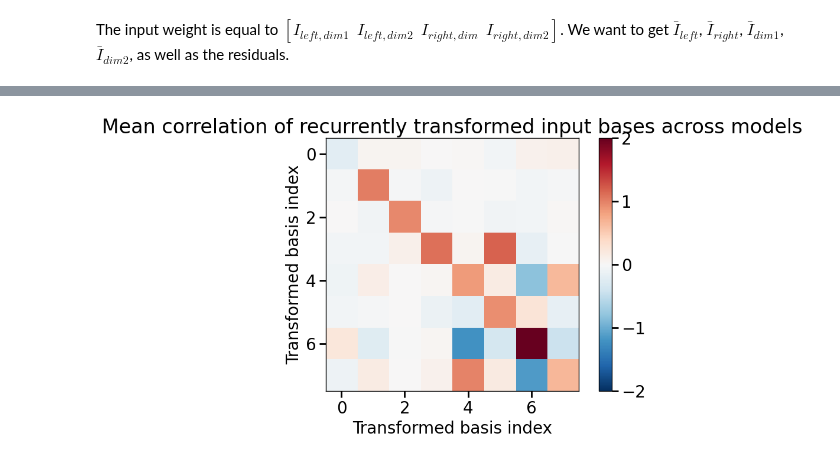
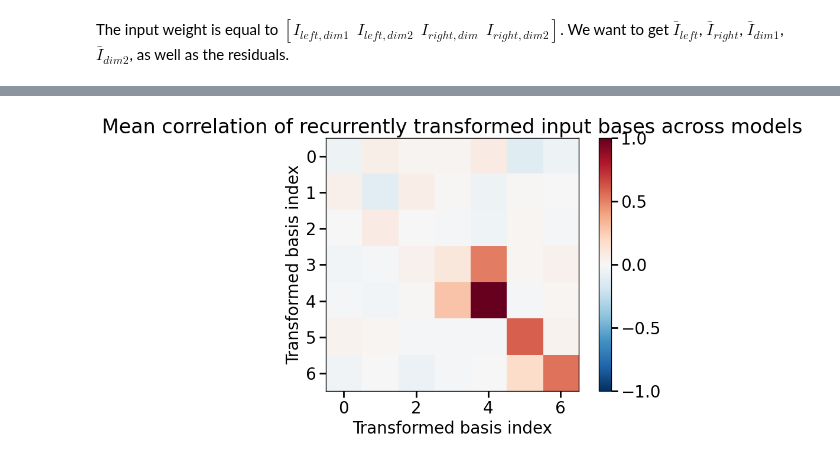
Before and after one commit to slenderham/what-where-task-analysis, a Jupyter notebook: rnn/network_analysis.ipynb, the cells around one changed output, grey strips where cells are left out. Drawn from its saved outputs; the diff is of its cells as text; code cells hidden in the pictures.

```diff
--- a/rnn/network_analysis.ipynb
+++ b/rnn/network_analysis.ipynb
@@ -40,6 +40,7 @@ input_config = {
 
 output_config = {
     'action': (3, [0]), # left, right, fixation
+    'block_type': (2, [0]), # where or what block
 }
 
 total_trial_time = what_where_task.times['ITI']+\
@@ -275,11 +328,17 @@ all_model_fixation_weights = torch.stack(all_model_fixation_weights, dim=0) # (n
 # %%
-plt.imshow(
-    np.mean([np.corrcoef(np.concatenate([all_model_inputs_effective,
-                                         all_model_outputs_effective,
-                                         all_model_action_feedback_weights_effective,
-                                         all_model_reward_weights_effective,
-                                         all_model_fixation_weights], axis=-1)[i].T) for i in range(8)], 0),
-     cmap='RdBu_r', vmin=-1, vmax=1)
+'''calculate the overlap between the bases'''
+# ignoring the fixation related bases for now
+
+all_model_bases = np.concatenate([all_model_inputs_effective,
+                                  all_model_outputs_effective,
+                                  all_model_action_feedback_weights_effective,
+                                  all_model_reward_weights_effective,
+                                  all_model_block_type_weights_effective], axis=-1) # (num_models, hidden_size, 3+1+1+1+1)
+
+all_model_bases = all_model_bases / (np.linalg.norm(all_model_bases, axis=1, keepdims=True)+1e-10)
+
+plt.imshow(np.mean([all_model_bases[i].T@all_model_bases[i] for i in range(8)], 0),
+           cmap='RdBu_r', vmin=-1, vmax=1)
 plt.colorbar()
 # %% [output]
 <matplotlib.colorbar.Colorbar at 0x...>
@@ -293,14 +419,3 @@ all_model_recurrent_weights = []
 for mdl in all_models:
     all_model_recurrent_weights.append(mdl.rnn.h2h.effective_weight().detach())
 all_model_recurrent_weights = torch.stack(all_model_recurrent_weights, dim=0)  # (num_models, hidden_size, hidden_size)
-# %%
-all_model_bases =np.concatenate([all_model_inputs_effective,
-                                         all_model_outputs_effective,
-                                         all_model_action_feedback_weights_effective,
-                                         all_model_reward_weights_effective,
-                                         all_model_fixation_weights], axis=-1)
-
-all_model_bases = all_model_bases / (np.linalg.norm(all_model_bases, axis=1, keepdims=True)+1e-10)
-
-plt.imshow(np.mean([np.corrcoef(all_model_bases[i].T) for i in range(8)], 0), cmap='RdBu_r', vmin=-1, vmax=1)
-plt.colorbar()
@@ -310,29 +422,29 @@ plt.colorbar()
 # %%
 # Visualize how the recurrent weight transforms the input bases by performing a matrix change of variable
 # For each model, transform the input bases by its recurrent weight, then average the resulting correlation matrices
 
 num_models = all_model_recurrent_weights.shape[0]
 num_bases = all_model_bases.shape[-1]
 
 corrs = []
 for i in range(num_models):
     W_rec = all_model_recurrent_weights[i].numpy()  # (hidden_size, hidden_size)
     input_bases = all_model_bases[i]  # (hidden_size, num_bases)
     transformed_bases = W_rec @ input_bases  # (hidden_size, num_bases)
     # transformed_bases = transformed_bases / np.linalg.norm(transformed_bases, axis=0, keepdims=True)
     corr = input_bases.T @ transformed_bases # (num_bases, num_bases)
     corrs.append(corr)
 
 mean_corr = np.mean(corrs, axis=0)
 plt.figure(figsize=(8,6))
-plt.imshow(mean_corr, cmap='RdBu_r', norm=mpl.colors.CenteredNorm(vcenter=0, halfrange=2))
+plt.imshow(mean_corr, cmap='RdBu_r', norm=mpl.colors.CenteredNorm(vcenter=0, halfrange=1))
 plt.colorbar()
 plt.title("Mean correlation of recurrently transformed input bases across models")
 plt.xlabel("Transformed basis index")
 plt.ylabel("Transformed basis index")
 
 plt.tight_layout()
 
 plt.show()
 # %% [output]
-[figure, old version]
+[figure, new version]
```
Also changed, not shown: parts of 23 cells of this notebook, 4 other files.
